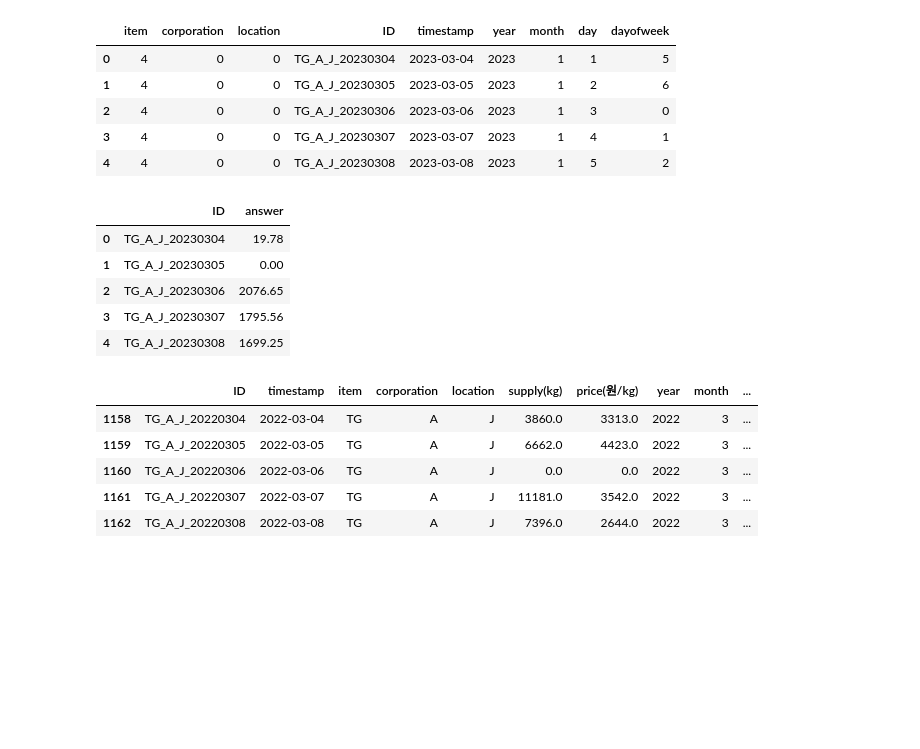
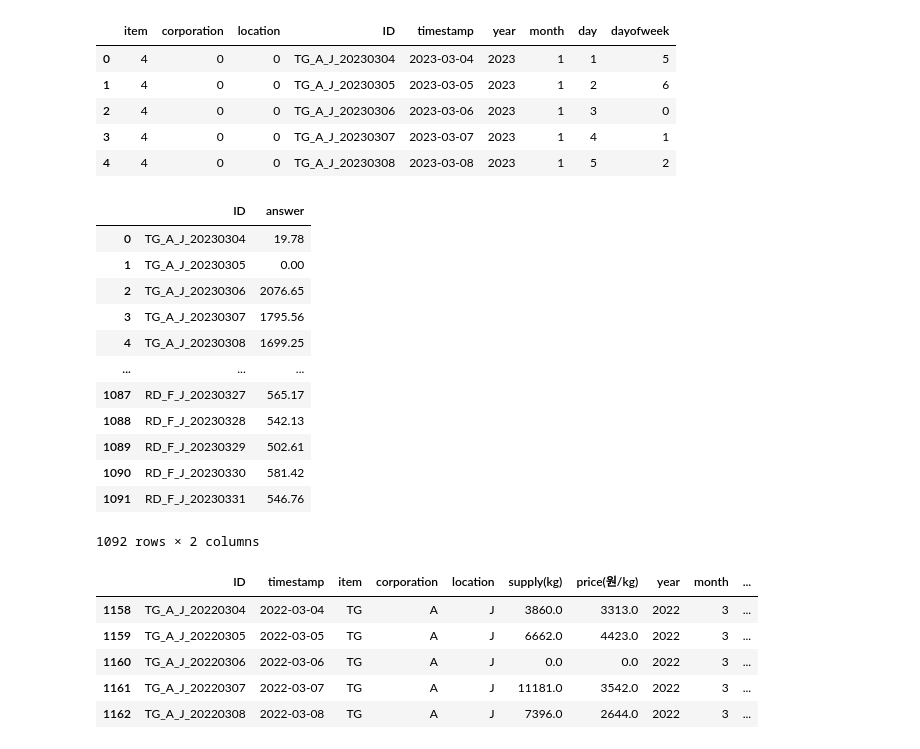
Before and after one commit to Joy-9707/sparta_practice, a Jupyter notebook: 심화 프로젝트/김희정_0214.ipynb, the cells around one changed output. Cells and saved outputs as stored; diff of their text form; code cells hidden in the pictures; blank space fills up the shorter version.

```diff
--- a/김희정_0214.ipynb
+++ b/심화 프로젝트/김희정_0214.ipynb
@@ -11,7 +7,7 @@ from matplotlib import rc
 rc('font', family='AppleGothic')
 plt.rcParams['axes.unicode_minus'] = False
 # %%
-df = pd.read_csv("/Users/hj/Documents/무제/심화 프로젝트/train.csv", sep=',')
+df = pd.read_csv("/Users/hj/Documents/무제/심화 프로젝트/data/train.csv", sep=',')
 df
 # %% [output]
 |  | ID | timestamp | item | corporation | location | supply(kg) | price(원/kg) |
@@ -28,6 +24,6 @@ df
 | 59396 | RD_F_J_20230303 | 2023-03-03 | RD | F | J | 427520.0 | 529.0 |
 59397 rows × 7 columns
 # %%
-trade = pd.read_csv("/Users/hj/Documents/무제/심화 프로젝트/international_trade.csv", sep=',')
-trade
+test_df = pd.read_csv("/Users/hj/Documents/무제/심화 프로젝트/data/test.csv", sep=',')
+test_df
 # %% [output]
@@ -47,3 +42,0 @@ trade
-# %%
-test_df = pd.read_csv("/Users/hj/Documents/무제/심화 프로젝트/test.csv", sep=',')
-test_df
@@ -1002,14 +960,21 @@ test_predictions = rf_model.predict(X_new)
 test_predictions = np.where(test_predictions<0, 0, test_predictions)
 # %%
 result = pd.DataFrame({'ID':test_data['ID'], 'answer':test_predictions})
-result.head()
+result
 # %% [output]
 |  | ID | answer |
 | 0 | TG_A_J_20230304 | 19.78 |
 | 1 | TG_A_J_20230305 | 0.00 |
 | 2 | TG_A_J_20230306 | 2076.65 |
 | 3 | TG_A_J_20230307 | 1795.56 |
 | 4 | TG_A_J_20230308 | 1699.25 |
+| ... | ... | ... |
+| 1087 | RD_F_J_20230327 | 565.17 |
+| 1088 | RD_F_J_20230328 | 542.13 |
+| 1089 | RD_F_J_20230329 | 502.61 |
+| 1090 | RD_F_J_20230330 | 581.42 |
+| 1091 | RD_F_J_20230331 | 546.76 |
+1092 rows × 2 columns
 # %%
 select = df[(df['timestamp'] >= '2022-03-04') & (df['timestamp'] <= '2022-03-31')]
 select.head()
```
Also changed, not shown: parts of 9 cells of this notebook, 10 other files.
